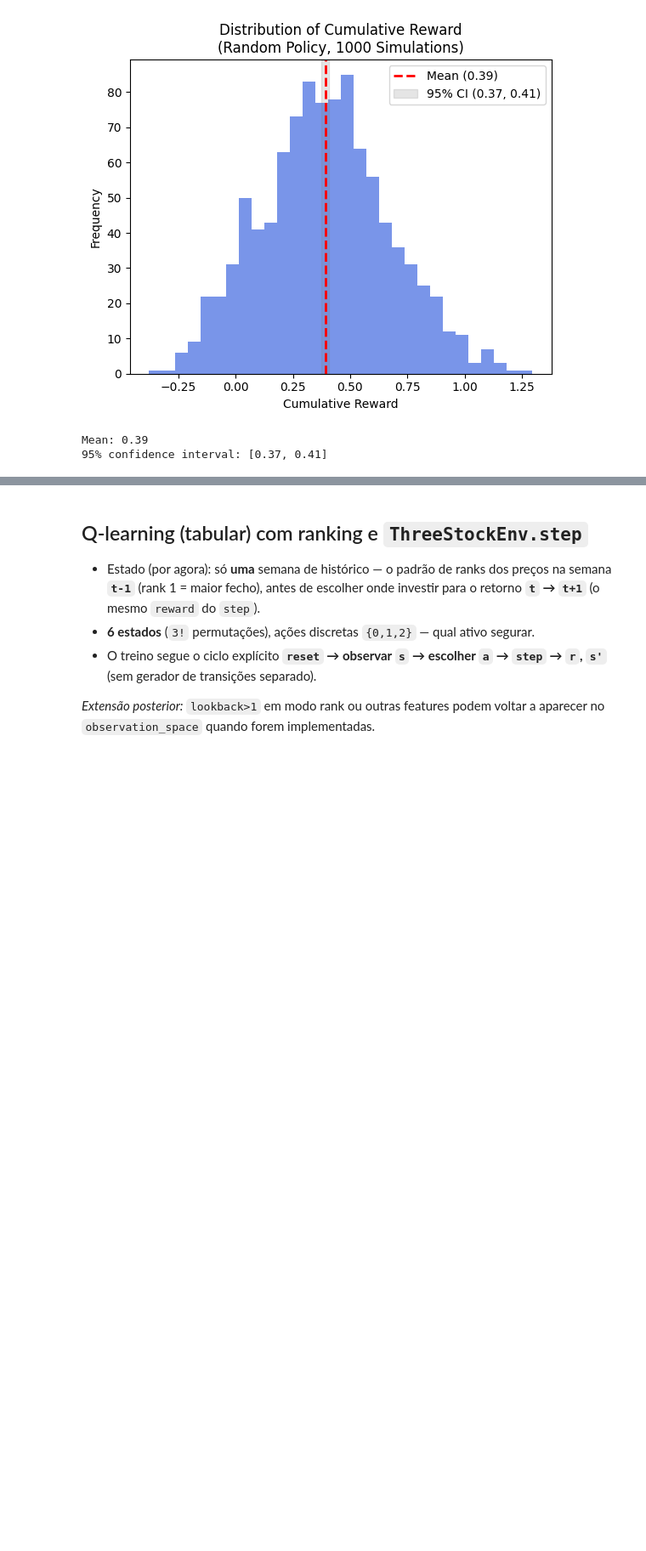
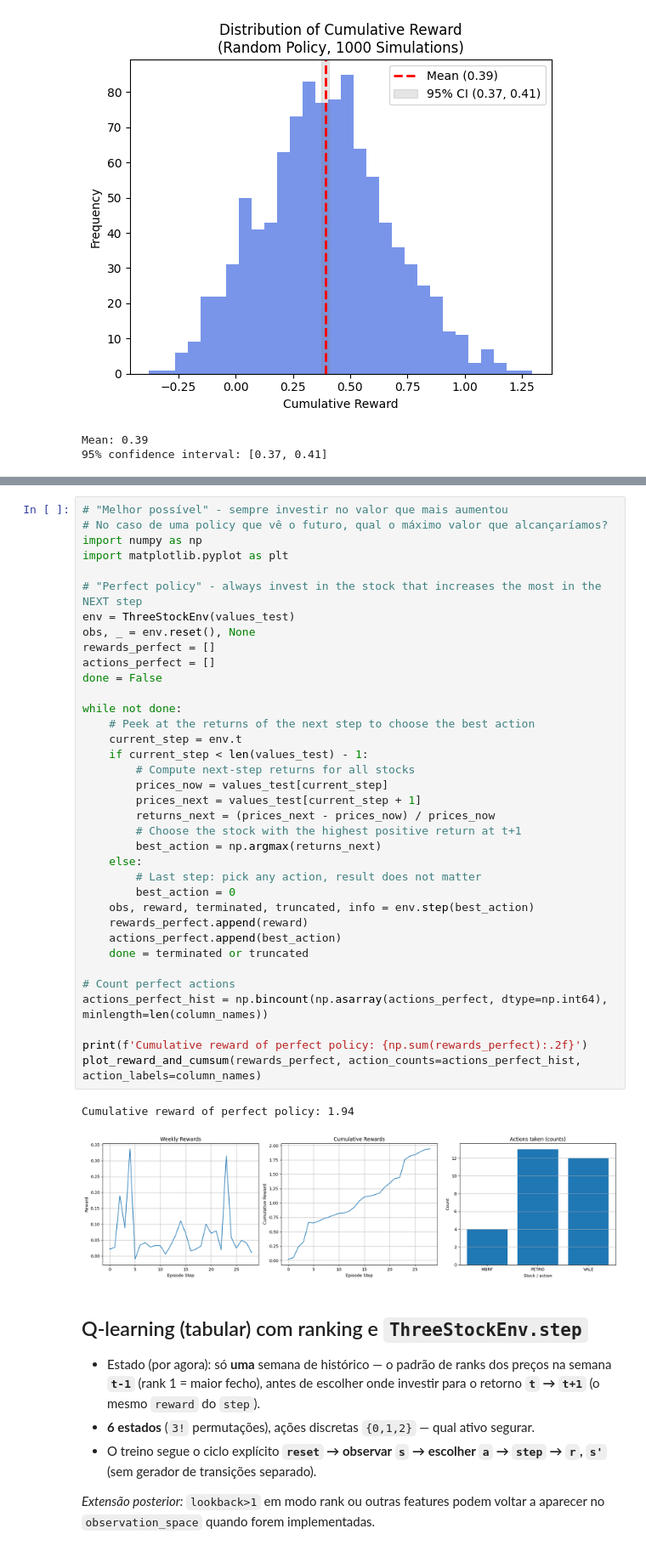
Before and after one commit to mf-sarafyan/fiapmba, a Jupyter notebook: reinforcement/pi/projeto_integrado.ipynb, the cells around one changed output, grey strips where cells are left out. Shown at 85% size. Saved outputs shown, nothing was run; the diff lists cells and outputs as text; blank space fills up the shorter version.

```diff
--- a/reinforcement/pi/projeto_integrado.ipynb
+++ b/reinforcement/pi/projeto_integrado.ipynb
@@ -357,3 +363,42 @@ Mean: 0.39
+# %%
+# "Melhor possível" - sempre investir no valor que mais aumentou
+# No caso de uma policy que vê o futuro, qual o máximo valor que alcançaríamos?
+import numpy as np
+import matplotlib.pyplot as plt
+
+# "Perfect policy" - always invest in the stock that increases the most in the NEXT step
+env = ThreeStockEnv(values_test)
+obs, _ = env.reset(), None
+rewards_perfect = []
+actions_perfect = []
+done = False
+
+while not done:
+    # Peek at the returns of the next step to choose the best action
+    current_step = env.t
+    if current_step < len(values_test) - 1:
+        # Compute next-step returns for all stocks
+        prices_now = values_test[current_step]
+        prices_next = values_test[current_step + 1]
+        returns_next = (prices_next - prices_now) / prices_now
+        # Choose the stock with the highest positive return at t+1
+        best_action = np.argmax(returns_next)
+    else:
+        # Last step: pick any action, result does not matter
+        best_action = 0
+    obs, reward, terminated, truncated, info = env.step(best_action)
+    rewards_perfect.append(reward)
+    actions_perfect.append(best_action)
+    done = terminated or truncated
+
+# Count perfect actions
+actions_perfect_hist = np.bincount(np.asarray(actions_perfect, dtype=np.int64), minlength=len(column_names))
+
+print(f'Cumulative reward of perfect policy: {np.sum(rewards_perfect):.2f}')
+plot_reward_and_cumsum(rewards_perfect, action_counts=actions_perfect_hist, action_labels=column_names)
+# %% [output]
+Cumulative reward of perfect policy: 1.94
+[figure, added]
 # %% [markdown]
 ## Q-learning (tabular) com ranking e **`ThreeStockEnv.step`**
 
```
Also changed, not shown: parts of 14 cells of this notebook.
